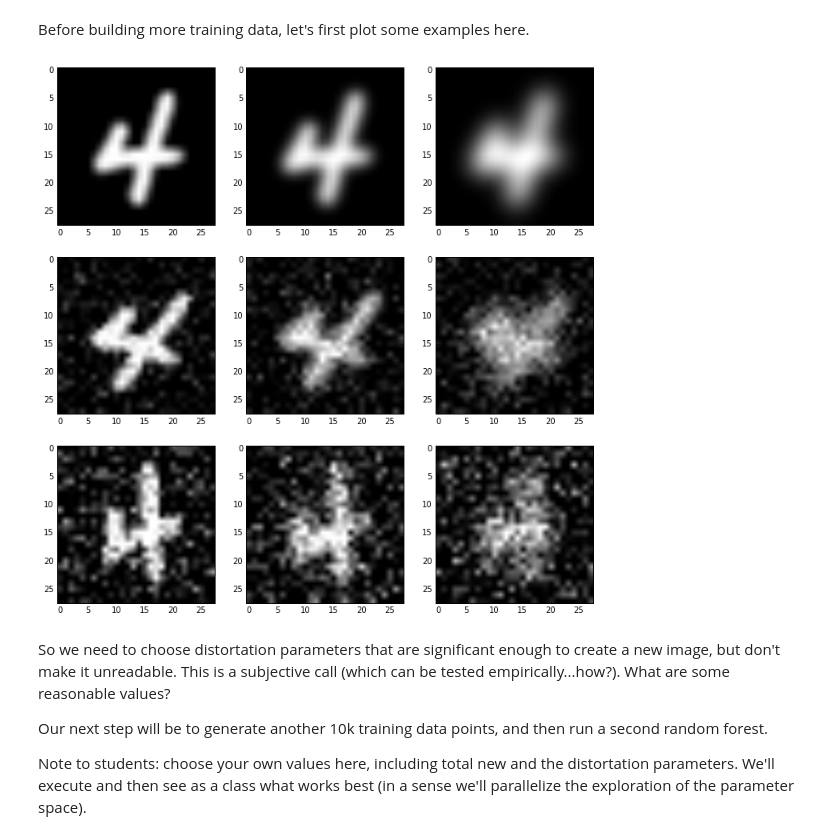
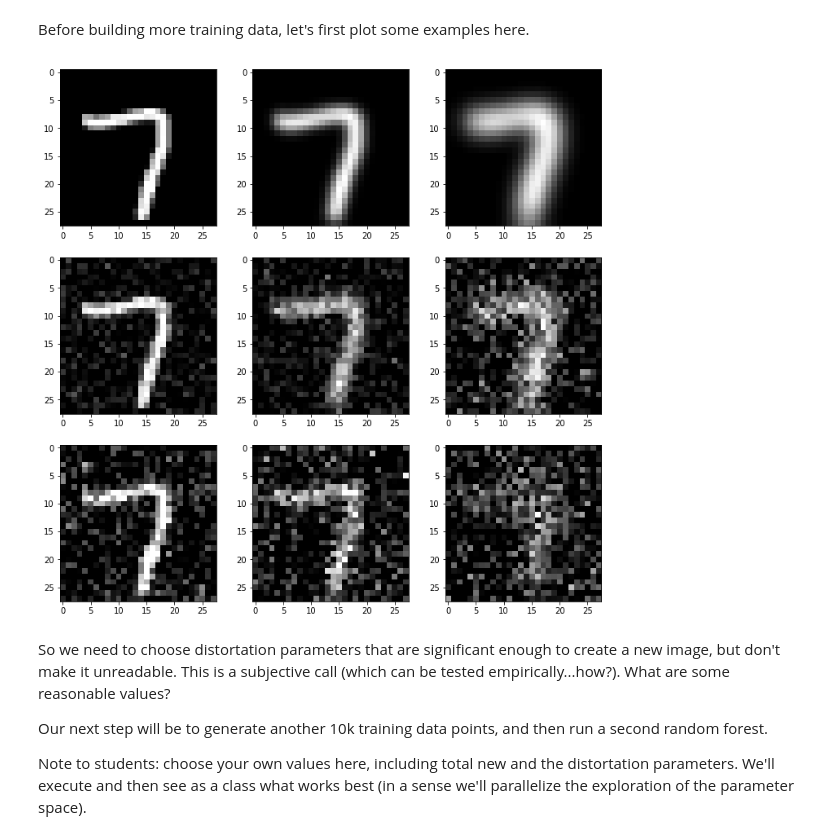
Before and after one commit to briandalessandro/DataScienceCourse, a Jupyter notebook: ipython/Labs_Student/Lab_Image_as_Data.ipynb, the cells around one changed output. Cells and saved outputs as stored; diff of their text form; code cells hidden in the pictures.

```diff
--- a/ipython/Labs_Student/Lab_Image_as_Data.ipynb
+++ b/ipython/Labs_Student/Lab_Image_as_Data.ipynb
@@ -137,7 +137,7 @@ Let's now take a look at the distribution of pixel values in a more traditional
 # %%
 #Get the standard deviation of each feature (using describe() as in above)
 #Sort the results and pull out the top 4 feature names
-df_std = X_train.describe().ix['std']
+df_std = X_train.describe().loc['std']
 df_std.sort_values(ascending=False, inplace=True)
 top4_list = df_std.index.values[0:4]
 # %%
@@ -150,6 +150,6 @@ for i, var in enumerate(top4_list):
     ax.set_xlim([0,256])
     ax.set_ylim([0,0.5])
     for y in Y_labels:
-        plt.hist(X_train[var][(y_train==y)], bins=100, normed=1, histtype='step')
+        plt.hist(X_train[var][(y_train==y)], bins=100, density=True, histtype='step')
         plt.title(var)
 # %% [output]
@@ -283,6 +284,6 @@ for pt in pred_true_list:
     Xs = X_val[(y_val==pt[1]) & (preds_ova==pt[0])]
     for i in range(Xs.shape[0]):
         plt.figure()
-        plot_vector(Xs.iloc[i])
+        plot_vector(Xs.iloc[i].values)
         plt.title('pred={},truth={}'.format(pt[0],pt[1]))
 # %% [output]
@@ -339,8 +340,7 @@ We'll do that here using tools from scipy alone (note there are other image libr
 First let's create a function that adds random gaussian noise, rotates the angle of the number, and applies some gaussian smoothing to create blur.
 # %%
 from scipy.ndimage import gaussian_filter
-from scipy.misc import imrotate
-
+#from scipy.misc import imrotate - note this has been deprecated
 
 def distort_image(vec, noise_std, rotation_angle, blur_std):
     '''
@@ -358,7 +358,9 @@ def distort_image(vec, noise_std, rotation_angle, blur_std):
     mx = 255
     mn = 0
     img = np.reshape(vec, shape)
-    img_rot = imrotate(img, rotation_angle)
+    #commenting out - imrotate has been deprecated, use skimage.transform.rotate instead
+    #img_rot = imrotate(img, rotation_angle)
+    img_rot = img
     noise = np.random.normal(0, noise_std, size = shape)
     img_rot_blur = gaussian_filter(img_rot, blur_std) + noise
     #Adding noise can create values out of allowable range, so have to clip
@@ -368,15 +370,17 @@ def distort_image(vec, noise_std, rotation_angle, blur_std):
 # %% [markdown]
 Before building more training data, let's first plot some examples here.
 # %%
+vec = X_train.iloc[10].values
+
 plt.figure(figsize = (12,12))
 angles = [0, -20, 20]
 for i,noise in enumerate([0.1, 30, 60]):
     for j,blur in enumerate([0, 1, 2]):
         img_rot_blur = distort_image(vec, noise, angles[i], blur)
         plt.subplot(3,3,i*3+j+1)
         plt.imshow(img_rot_blur, cmap='gray')
 # %% [output]
-[figure, old version]
+[figure, new version]
 # %% [markdown]
 So we need to choose distortation parameters that are significant enough to create a new image, but don't make it unreadable. This is a subjective call (which can be tested empirically...how?). What are some reasonable values?
 
```
Also changed, not shown: parts of 15 cells of this notebook, 1 other file.
